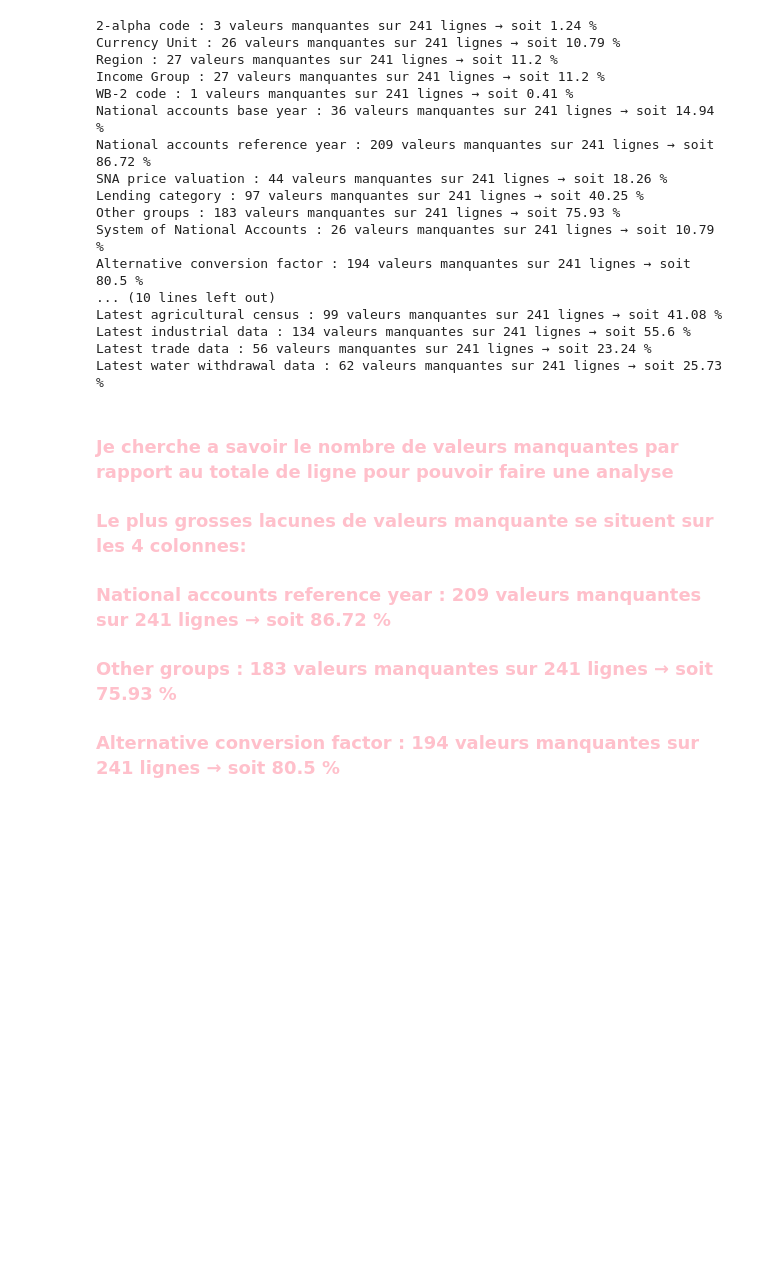
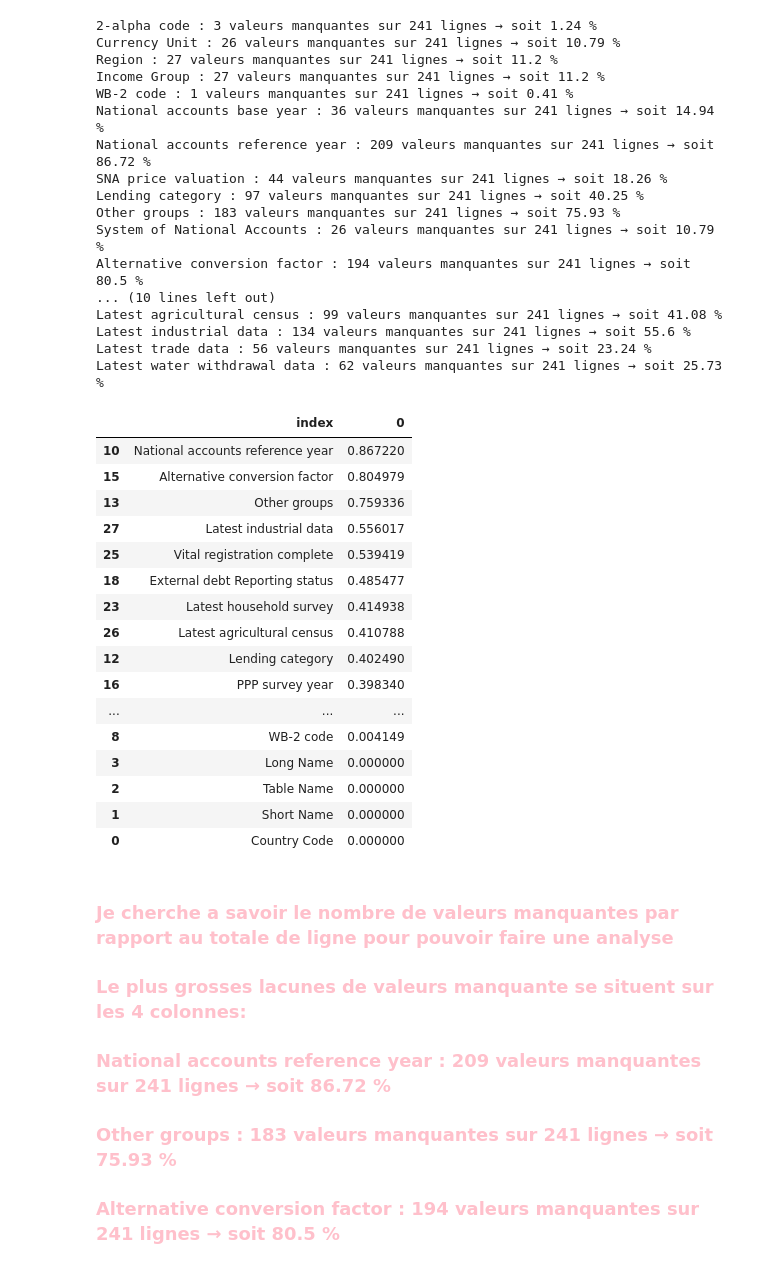
Before and after one commit to SafiaData/OpenclassroomsProjet2, a Jupyter notebook: PROJET 2 OPENCLASSROOMS .ipynb, the cells around one changed output. Drawn from its saved outputs; the diff is of its cells as text; code cells hidden in the pictures; blank space fills up the shorter version.

```diff
--- a/PROJET 2 OPENCLASSROOMS .ipynb
+++ b/PROJET 2 OPENCLASSROOMS .ipynb
@@ -488,6 +488,28 @@ Latest agricultural census : 99 valeurs manquantes sur 241 lignes → soit 41.08
 Latest industrial data : 134 valeurs manquantes sur 241 lignes → soit 55.6 %
 Latest trade data : 56 valeurs manquantes sur 241 lignes → soit 23.24 %
 Latest water withdrawal data : 62 valeurs manquantes sur 241 lignes → soit 25.73 %
+# %%
+df_nan= pd.DataFrame(df_country.isna().mean()).reset_index()
+# %%
+df_nan.sort_values(by= 0, ascending= False)
+# %% [output]
+|  | index | 0 |
+| 10 | National accounts reference year | 0.867220 |
+| 15 | Alternative conversion factor | 0.804979 |
+| 13 | Other groups | 0.759336 |
+| 27 | Latest industrial data | 0.556017 |
+| 25 | Vital registration complete | 0.539419 |
+| 18 | External debt Reporting status | 0.485477 |
+| 23 | Latest household survey | 0.414938 |
+| 26 | Latest agricultural census | 0.410788 |
+| 12 | Lending category | 0.402490 |
+| 16 | PPP survey year | 0.398340 |
+| ... | ... | ... |
+| 8 | WB-2 code | 0.004149 |
+| 3 | Long Name | 0.000000 |
+| 2 | Table Name | 0.000000 |
+| 1 | Short Name | 0.000000 |
+| 0 | Country Code | 0.000000 |
 # %% [markdown]
 ### <span style="color:pink">Je cherche a savoir le nombre de valeurs manquantes par rapport au totale de ligne pour pouvoir faire une analyse</span>
 ### <span style="color:pink">Le plus grosses lacunes de valeurs manquante se situent sur les 4 colonnes: </span>
```
Also changed, not shown: parts of 53 cells of this notebook.
